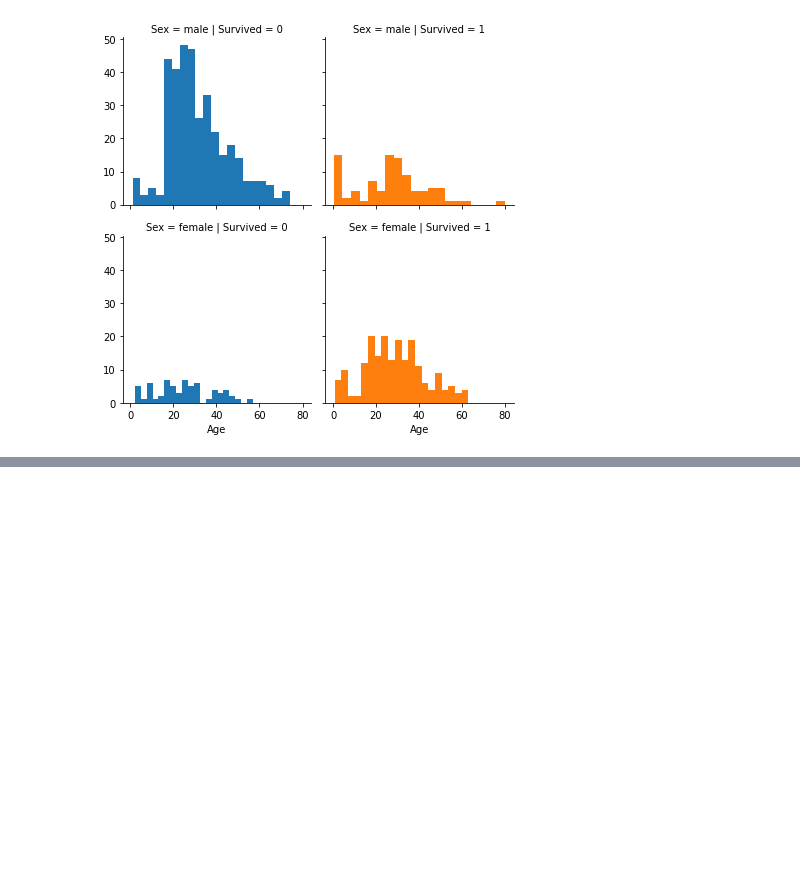
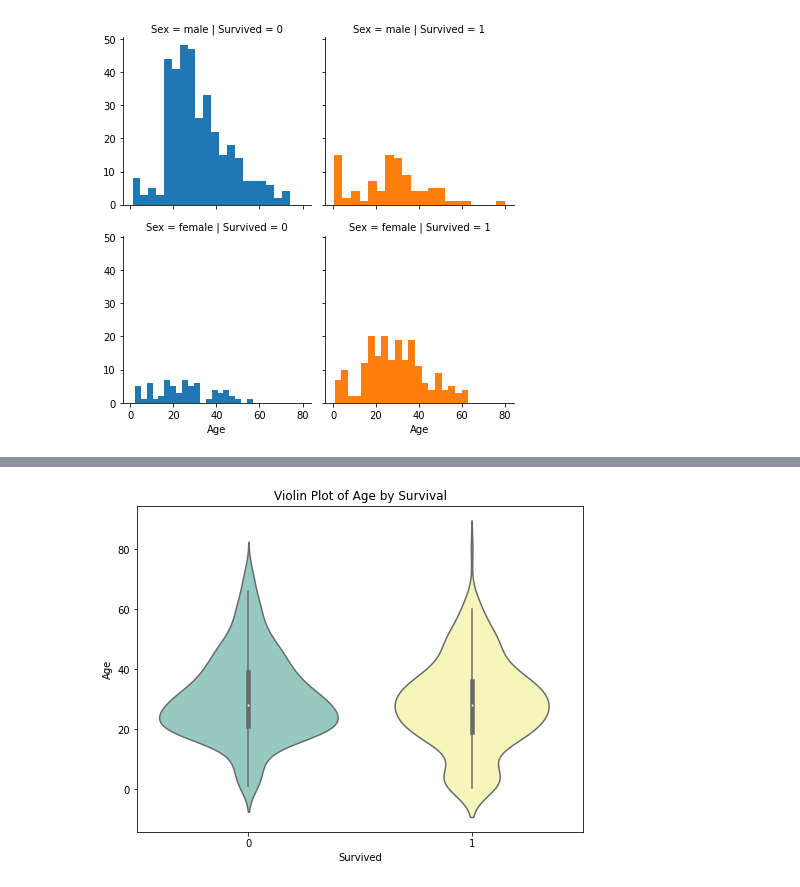
Before and after one commit to Ingenious-c0der/University_Assignments, a Jupyter notebook: DSDBA/asg_5.ipynb, the cells around one changed output, grey strips where cells are left out. Drawn from its saved outputs; the diff is of its cells as text; code cells hidden in the pictures; blank space fills up the shorter version.

```diff
--- a/DSDBA/asg_5.ipynb
+++ b/DSDBA/asg_5.ipynb
@@ -42,0 +24,19 @@ sns.boxplot(df, x = "Pclass",y="Age", hue = "Survived")
+# %%
+df = pd.read_csv('titanic.csv')
+
+# Filter out missing values for the 'Age' column
+df_age = df.dropna(subset=['Age'])
+
+# Create the violin plot
+plt.figure(figsize=(8, 6))
+sns.violinplot(x='Survived', y='Age', data=df_age, palette='Set3')
+
+# Customize the plot
+plt.title('Violin Plot of Age by Survival')
+plt.xlabel('Survived')
+plt.ylabel('Age')
+
+# Show the plot
+plt.show()
+# %% [output]
+[figure, added]
```
Also changed, not shown: parts of 3 cells of this notebook, 1 other file.
